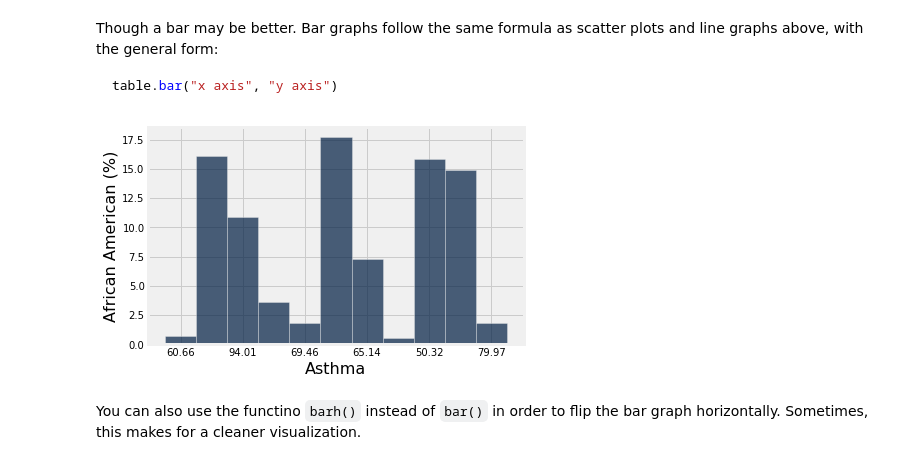
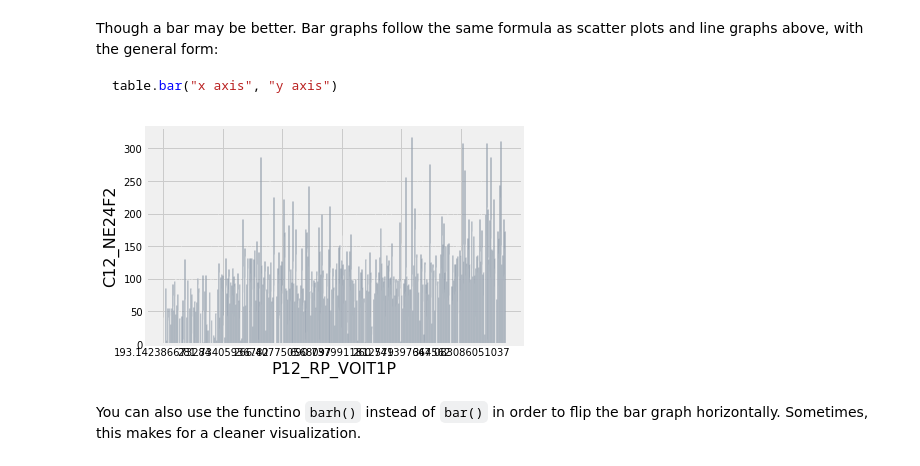
Before and after one commit to Sandotin/Analysis-of-Gentrification-of-Paris-IRIS-Units, a Jupyter notebook: French-43_Introduction-to-Python (2).ipynb, the cells around one changed output. Drawn from its saved outputs; the diff is of its cells as text; code cells hidden in the pictures.

````diff
--- a/French-43_Introduction-to-Python (2).ipynb
+++ b/French-43_Introduction-to-Python (2).ipynb
@@ -362,10 +346,10 @@ Though a bar may be better. Bar graphs follow the same formula as scatter plots
 ```python
 table.bar("x axis", "y axis")
 ```
-# %%
-final_census_table.bar("Asthma", "African American (%)")
-# %% [output]
-[figure, removed]
+# %%
+new_soc_data.bar("P12_RP_VOIT1P", "C12_NE24F2")
+# %% [output]
+[figure, added]
 # %% [markdown]
 You can also use the functino `barh()` instead of `bar()` in order to flip the bar graph horizontally. Sometimes, this makes for a cleaner visualization.
 # %%
````
Also changed, not shown: parts of 21 cells of this notebook, 1 other file.
